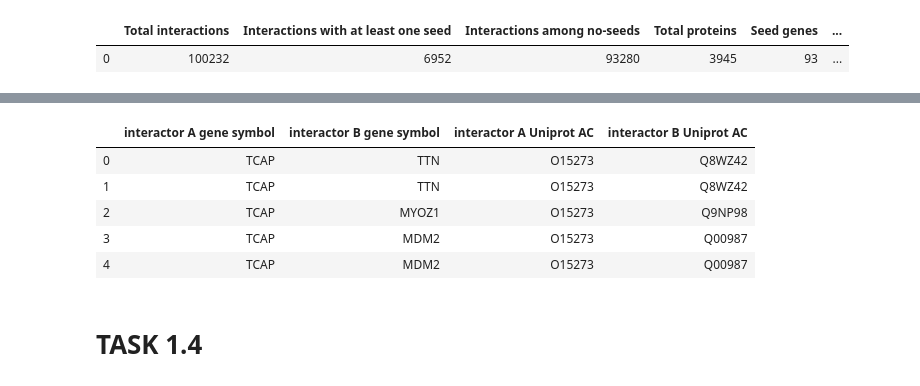
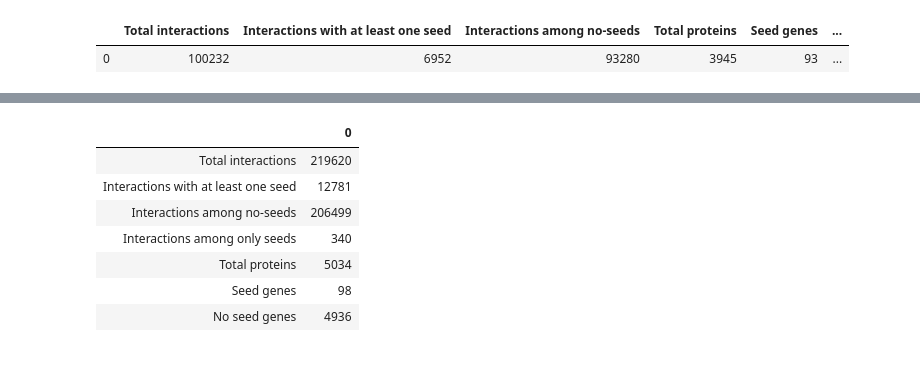
Before and after one commit to LivLilli/Network-Medicine-Dilated-Cardiomyopathy, a Jupyter notebook: part_1.ipynb, the cells around one changed output, grey strips where cells are left out. Drawn from its saved outputs; the diff is of its cells as text; code cells hidden in the pictures.

```diff
--- a/part_1.ipynb
+++ b/part_1.ipynb
@@ -534,10 +508,0 @@ Intersection interactome: all proteins interacting with at least one seed gene c
-# %%
-intersection_df = pd.merge(iid_data.drop(['database source'], axis = 1), bio_data.drop(['database source'], axis = 1), how='inner')
-intersection_df.head()
-# %% [output]
-|  | interactor A gene symbol | interactor B gene symbol | interactor A Uniprot AC | interactor B Uniprot AC |
-| 0 | TCAP | TTN | O15273 | Q8WZ42 |
-| 1 | TCAP | TTN | O15273 | Q8WZ42 |
-| 2 | TCAP | MYOZ1 | O15273 | Q9NP98 |
-| 3 | TCAP | MDM2 | O15273 | Q00987 |
-| 4 | TCAP | MDM2 | O15273 | Q00987 |
@@ -558,2 +508,0 @@ intersection_df.to_csv('results/intersection.csv')
-# %% [markdown]
-# TASK 1.4
@@ -583,0 +509,11 @@ file_union.close()
+# %%
+biogrid_results
+# %% [output]
+|  | 0 |
+| Total interactions | 219620 |
+| Interactions with at least one seed | 12781 |
+| Interactions among no-seeds | 206499 |
+| Interactions among only seeds | 340 |
+| Total proteins | 5034 |
+| Seed genes | 98 |
+| No seed genes | 4936 |
```
Also changed, not shown: parts of 35 cells of this notebook, 1 other file.
